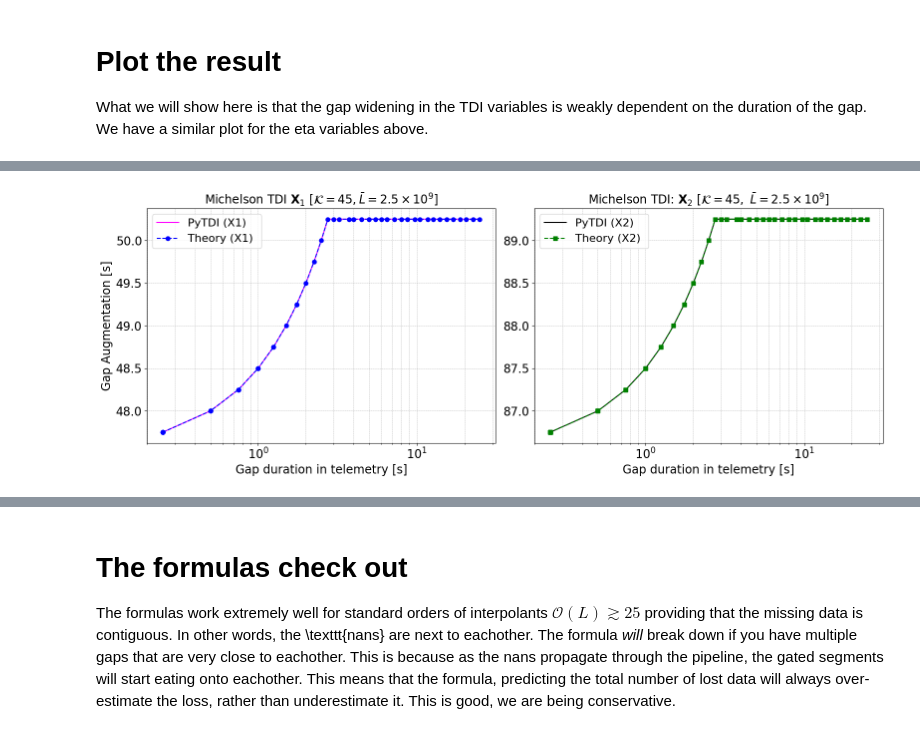
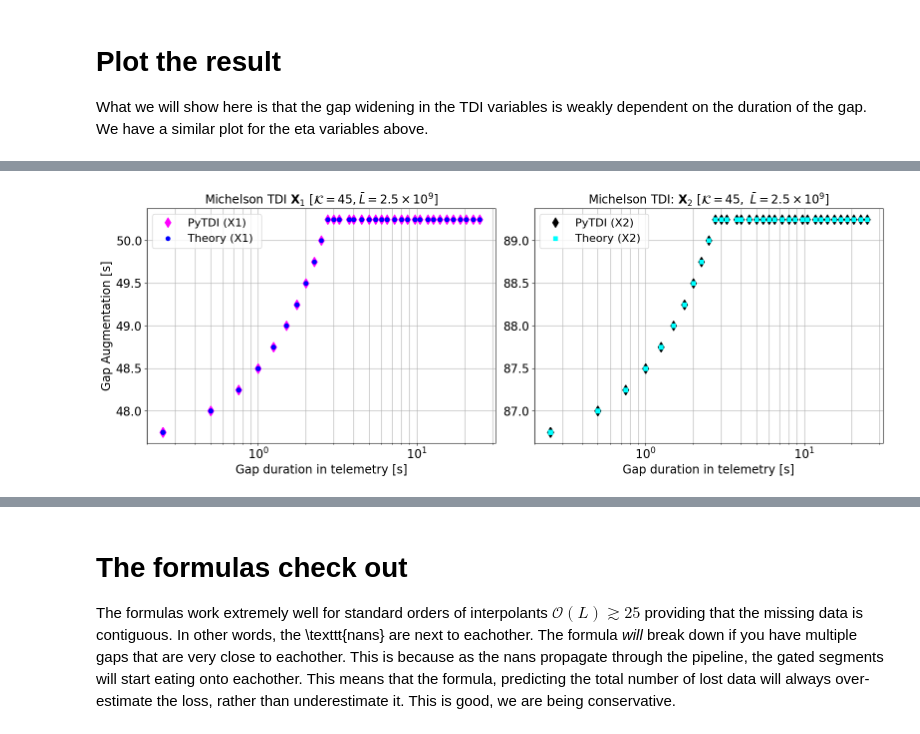
Before and after one commit to OllieBurke/gaps_tdi, a Jupyter notebook: notebooks/static_constellation/investigation_gap_widening_static.ipynb, the cells around one changed output, grey strips where cells are left out. Saved outputs shown, nothing was run; the diff lists cells and outputs as text; code cells hidden in the pictures.

Commit message:
tidied up plots

```diff
--- a/notebooks/static_constellation/investigation_gap_widening_static.ipynb
+++ b/notebooks/static_constellation/investigation_gap_widening_static.ipynb
@@ -658,8 +658,6 @@ plt.show()
 [figure]
 # %%
 # Plot the results in seconds
-import matplotlib.pyplot as plt
-
 import matplotlib.pyplot as plt
 
 # Extract data from results
@@ -675,39 +673,39 @@ fig, (ax1, ax2) = plt.subplots(1, 2, figsize=(16, 6))
 # Plot X1 results on the left subplot
 ax1.plot(
     N_nans_values, widening_gap_X1_pytdi,
-    label="PyTDI (X1)", linestyle="-", color="magenta"
+    label="PyTDI (X1)",  marker = "d", linestyle = "", color="magenta", ms = 10.0
 )
 ax1.plot(
     N_nans_values, widening_gap_X1_theory,
-    label="Theory (X1) ", linestyle="--", marker="o", color="blue"
+    label="Theory (X1) ", marker="o", linestyle = "", color="blue"
 )
 ax1.set_xscale("log")
 ax1.set_xlabel("Gap duration in telemetry [s]", fontsize=17)
 ax1.set_ylabel("Gap Augmentation [s]", fontsize=17)
 ax1.set_title(r"Michelson TDI $\mathbf{X}_1$ [$\mathcal{K} = 45, \bar{L} = 2.5\times 10^{9}$]", fontsize=17)
 ax1.legend(fontsize=16, loc="upper left")
-ax1.grid(True, which="both", linestyle="--", linewidth=0.5)
+ax1.grid(True, which="both")
 ax1.tick_params(axis="both", which="major", labelsize=17)
 
 # Plot X2 results on the right subplot
 ax2.plot(
     N_nans_values, widening_gap_X2_pytdi,
-    label="PyTDI (X2) ", linestyle="-", color="black"
+    label="PyTDI (X2) ", linestyle = "", marker = "d", color="black", ms = 10.0
 )
 ax2.plot(
     N_nans_values, widening_gap_X2_theory,
-    label="Theory (X2) ", linestyle="--", marker="s", color="green"
+    label="Theory (X2) ", linestyle = "", marker="s", color="cyan"
 )
 ax2.set_xscale("log")
 ax2.set_xlabel("Gap duration in telemetry [s]", fontsize=17)
 # ax2.set_ylabel("Widening of Gap in X2 Variables", fontsize=14)
 ax2.set_title(r"Michelson TDI: $\mathbf{X}_2$ [$\mathcal{K}= 45, \ \bar{L} = 2.5\times 10^{9}$]", fontsize = 17)
 ax2.legend(fontsize=16, loc="upper left")
-ax2.grid(True, which="both", linestyle="--", linewidth=0.5)
+ax2.grid(True, which="both")
 ax2.tick_params(axis="both", which="major", labelsize=17)
 
 # Adjust layout and show the plot
 plt.tight_layout()
-plt.savefig("../../Plots/gap_widening_comparison_TDI_subplots_seconds.pdf", dpi=300)  # Save as a high-resolution image
+plt.savefig("../../Plots/gap_widening_comparison_TDI_subplots_seconds_no_lines.pdf", dpi=300)  # Save as a high-resolution image
 plt.show()
 # %% [output]
@@ -722,4 +720,4 @@ plt.show()
-[figure, old version]
+[figure, new version]
 # %%
 TDI_results_by_order = {}
 
```
Also changed, not shown: parts of 10 cells of this notebook.
